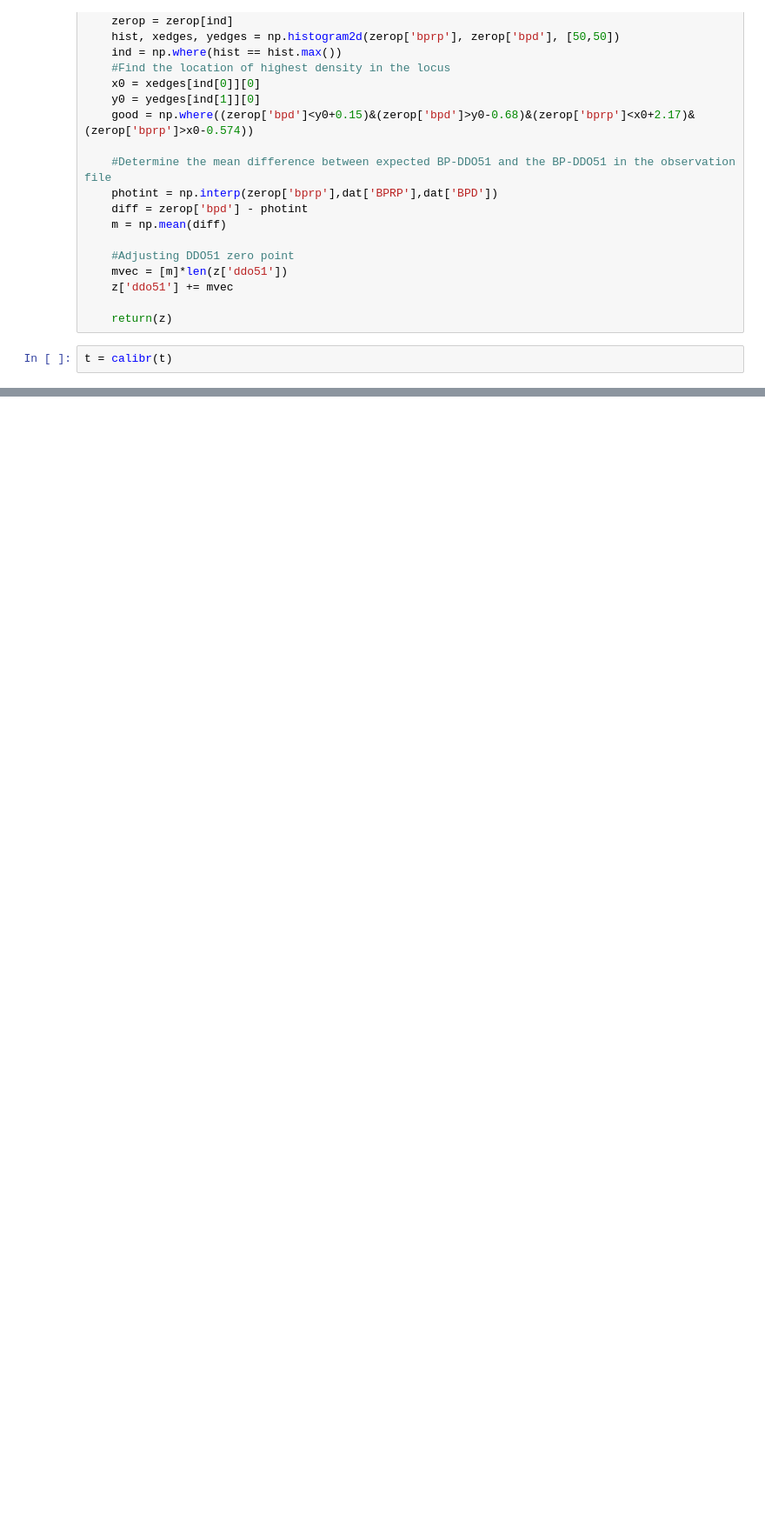
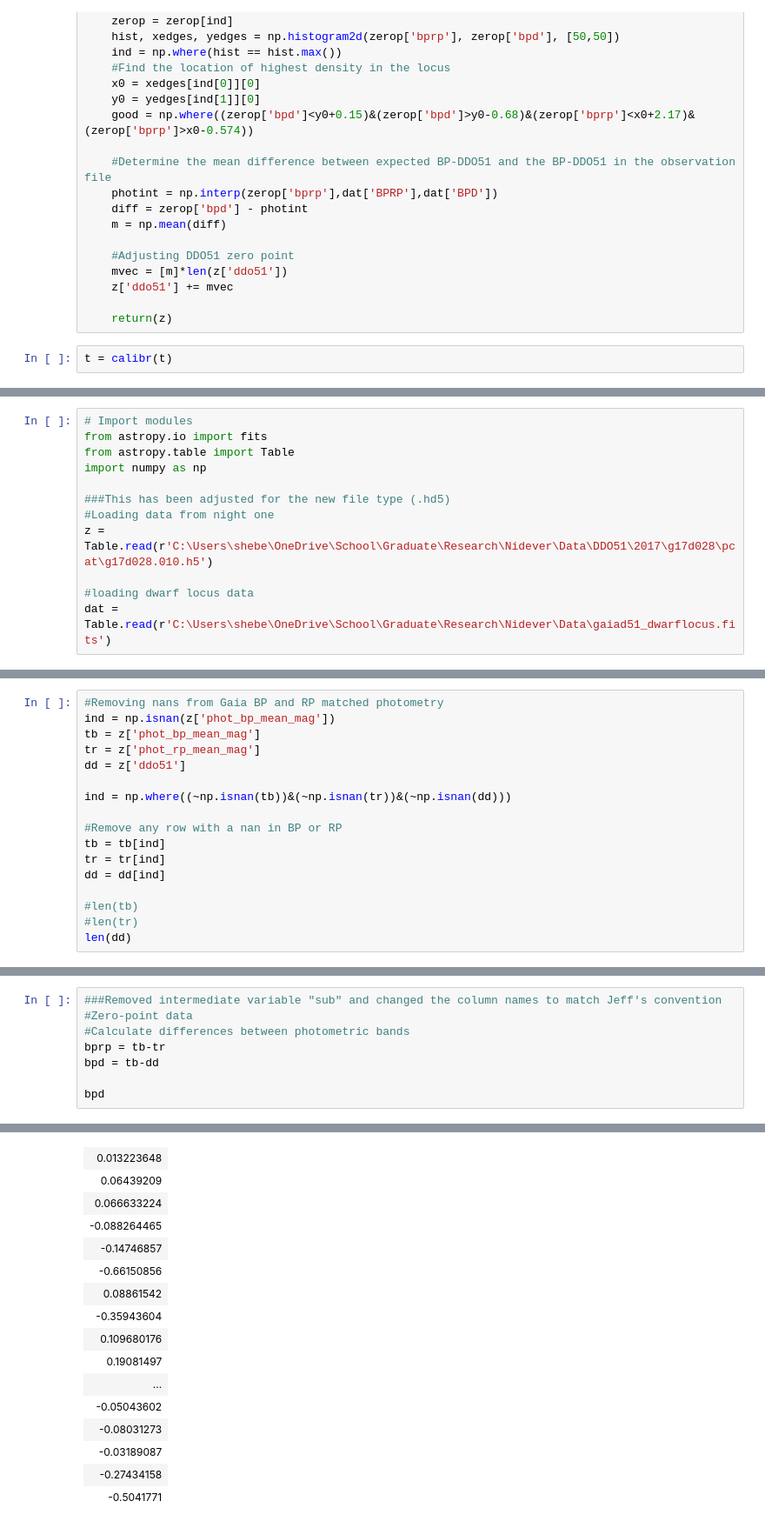
Before and after one commit to shebenst/DDO51-Metallicities, a Jupyter notebook: January 2019.ipynb, the cells around one changed output, grey strips where cells are left out. Shown at 87% size. Drawn from its saved outputs; the diff is of its cells as text; blank space fills up the shorter version.

```diff
--- a/January 2019.ipynb
+++ b/January 2019.ipynb
@@ -313,0 +387,12 @@ plt.show()
+# %%
+# Import modules
+from astropy.io import fits
+from astropy.table import Table
+import numpy as np
+
+###This has been adjusted for the new file type (.hd5)
+#Loading data from night one
+z = Table.read(r'C:\Users\shebe\OneDrive\School\Graduate\Research\Nidever\Data\DDO51\2017\g17d028\pcat\g17d028.010.h5')
+
+#loading dwarf locus data
+dat = Table.read(r'C:\Users\shebe\OneDrive\School\Graduate\Research\Nidever\Data\gaiad51_dwarflocus.fits')
@@ -313,0 +424,17 @@ plt.show()
+# %%
+#Removing nans from Gaia BP and RP matched photometry
+ind = np.isnan(z['phot_bp_mean_mag'])
+tb = z['phot_bp_mean_mag']
+tr = z['phot_rp_mean_mag']
+dd = z['ddo51']
+
+ind = np.where((~np.isnan(tb))&(~np.isnan(tr))&(~np.isnan(dd)))
+
+#Remove any row with a nan in BP or RP
+tb = tb[ind]
+tr = tr[ind]
+dd = dd[ind]
+
+#len(tb)
+#len(tr)
+len(dd)
@@ -313,0 +443,9 @@ plt.show()
+# %%
+###Removed intermediate variable "sub" and changed the column names to match Jeff's convention
+#Zero-point data
+#Calculate differences between photometric bands
+bprp = tb-tr
+bpd = tb-dd
+
+bpd
+# %% [output]
@@ -313,0 +453,16 @@ plt.show()
+| 0.013223648 |
+| 0.06439209 |
+| 0.066633224 |
+| -0.088264465 |
+| -0.14746857 |
+| -0.66150856 |
+| 0.08861542 |
+| -0.35943604 |
+| 0.109680176 |
+| 0.19081497 |
+| ... |
+| -0.05043602 |
+| -0.08031273 |
+| -0.03189087 |
+| -0.27434158 |
+| -0.5041771 |
```
Also changed, not shown: parts of 14 cells of this notebook.
